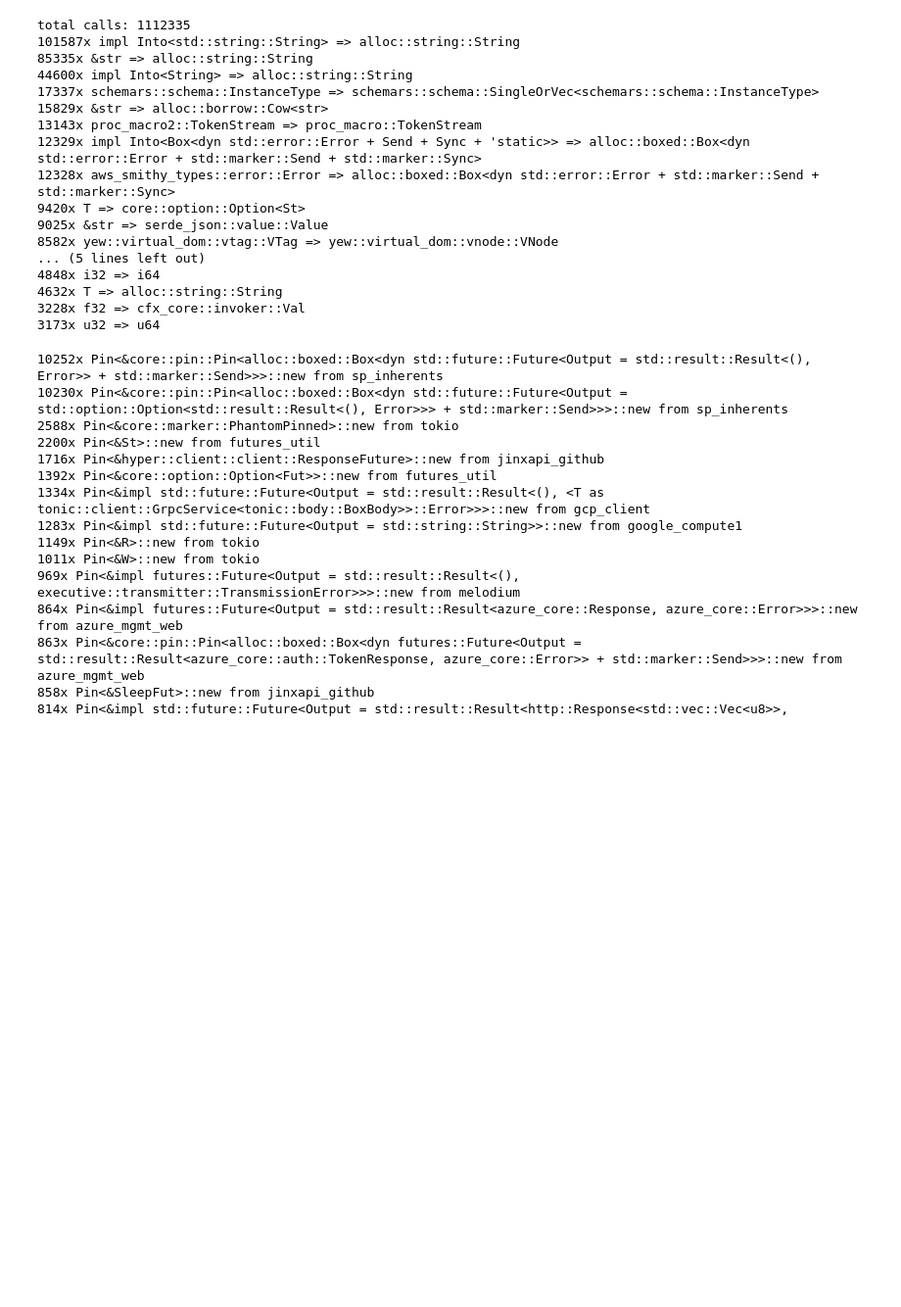
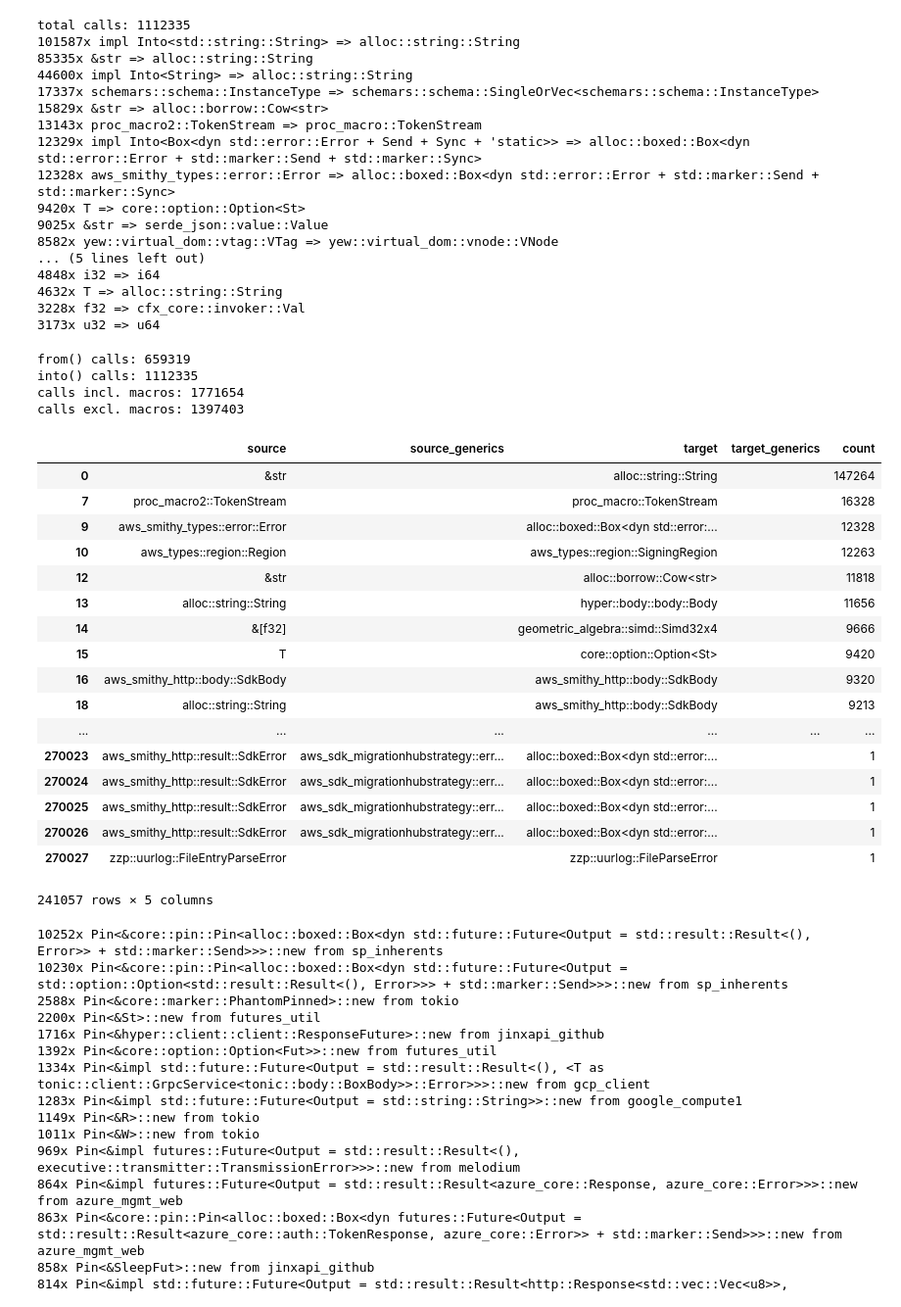
Before and after one commit to juliand665/qrates-eval, a Jupyter notebook: reports/call_target.ipynb, the cells around one changed output. Shown at 98% size. Saved outputs shown, nothing was run; the diff lists cells and outputs as text; code cells hidden in the pictures; blank space fills up the shorter version.

```diff
--- a/reports/call_target.ipynb
+++ b/reports/call_target.ipynb
@@ -163,6 +167,62 @@ total calls: 1112335
 4632x T => alloc::string::String
 3228x f32 => cfx_core::invoker::Val
 3173x u32 => u64
+# %%
+from_calls = all_calls[all_calls['target'] == 'core::convert::From::from']
+from_counts = sum_counts(from_calls, ['target_type_generics', 'receiver', 'receiver_generics', 'macro'])
+print("from() calls:", from_counts["count"].sum())
+
+from_counts = from_counts.rename(columns={
+	'target_type_generics': 'source',
+	'receiver': 'target',
+	'receiver_generics': 'target_generics',
+})
+from_counts['source_generics'] = ""
+
+into_calls = all_calls[all_calls['target'] == 'core::convert::Into::into']
+into_counts = sum_counts(into_calls, ['target_type_generics', 'receiver', 'receiver_generics', 'macro'])
+print("into() calls:", into_counts["count"].sum())
+
+into_counts = into_counts.rename(columns={
+	'target_type_generics': 'target',
+	'receiver': 'source',
+	'receiver_generics': 'source_generics',
+})
+into_counts['target_generics'] = ""
+
+conversions = sum_counts(pd.concat([from_counts, into_counts]), ['source', 'source_generics', 'target', 'target_generics', 'macro'])
+
+print("calls incl. macros:", conversions["count"].sum())
+conversions.drop(conversions[conversions['macro'] != ''].index, inplace=True)
+conversions.drop(columns=['macro'], inplace=True)
+print("calls excl. macros:", conversions["count"].sum())
+conversions.drop(conversions[conversions['source'].str.startswith('impl ')].index, inplace=True)
+#conversions.drop(conversions[conversions['source'].str.len() == 1].index, inplace=True)
+
+conversions
+# %% [output]
+from() calls: 659319
+into() calls: 1112335
+calls incl. macros: 1771654
+calls excl. macros: 1397403
+|  | source | source_generics | target | target_generics | count |
+| 0 | &str |  | alloc::string::String |  | 147264 |
+| 7 | proc_macro2::TokenStream |  | proc_macro::TokenStream |  | 16328 |
+| 9 | aws_smithy_types::error::Error |  | alloc::boxed::Box<dyn std::error:... |  | 12328 |
+| 10 | aws_types::region::Region |  | aws_types::region::SigningRegion |  | 12263 |
+| 12 | &str |  | alloc::borrow::Cow<str> |  | 11818 |
+| 13 | alloc::string::String |  | hyper::body::body::Body |  | 11656 |
+| 14 | &[f32] |  | geometric_algebra::simd::Simd32x4 |  | 9666 |
+| 15 | T |  | core::option::Option<St> |  | 9420 |
+| 16 | aws_smithy_http::body::SdkBody |  | aws_smithy_http::body::SdkBody |  | 9320 |
+| 18 | alloc::string::String |  | aws_smithy_http::body::SdkBody |  | 9213 |
+| ... | ... | ... | ... | ... | ... |
+| 270023 | aws_smithy_http::result::SdkError | aws_sdk_migrationhubstrategy::err... | alloc::boxed::Box<dyn std::error:... |  | 1 |
+| 270024 | aws_smithy_http::result::SdkError | aws_sdk_migrationhubstrategy::err... | alloc::boxed::Box<dyn std::error:... |  | 1 |
+| 270025 | aws_smithy_http::result::SdkError | aws_sdk_migrationhubstrategy::err... | alloc::boxed::Box<dyn std::error:... |  | 1 |
+| 270026 | aws_smithy_http::result::SdkError | aws_sdk_migrationhubstrategy::err... | alloc::boxed::Box<dyn std::error:... |  | 1 |
+| 270027 | zzp::uurlog::FileEntryParseError |  | zzp::uurlog::FileParseError |  | 1 |
+241057 rows × 5 columns
 # %%
 pin_calls = all_calls[all_calls['target'] == 'core::pin::Pin<P>::new_unchecked']
 pin_counts = sum_counts(pin_calls, ['target_type_generics', 'caller_crate'])
```
Also changed, not shown: parts of 1 cell of this notebook, 1 other file.
